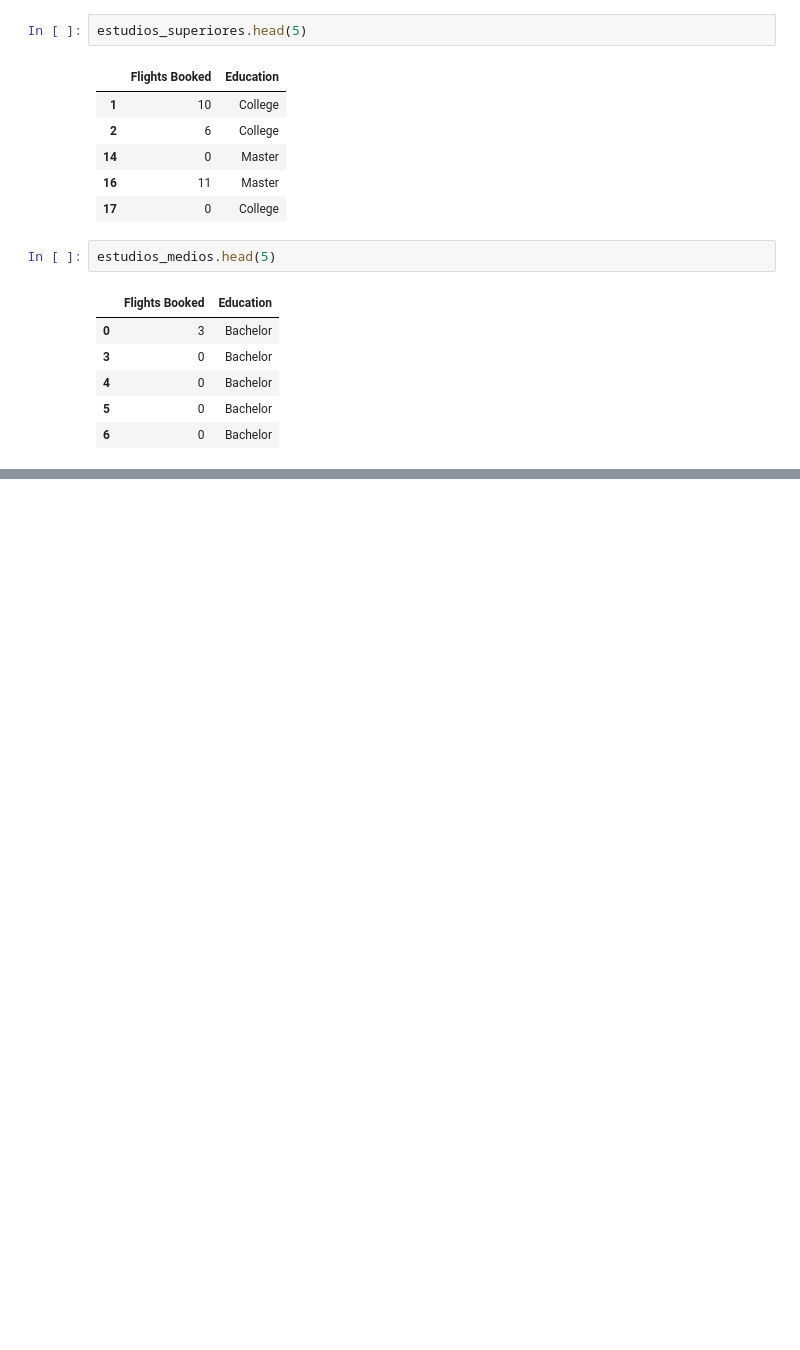
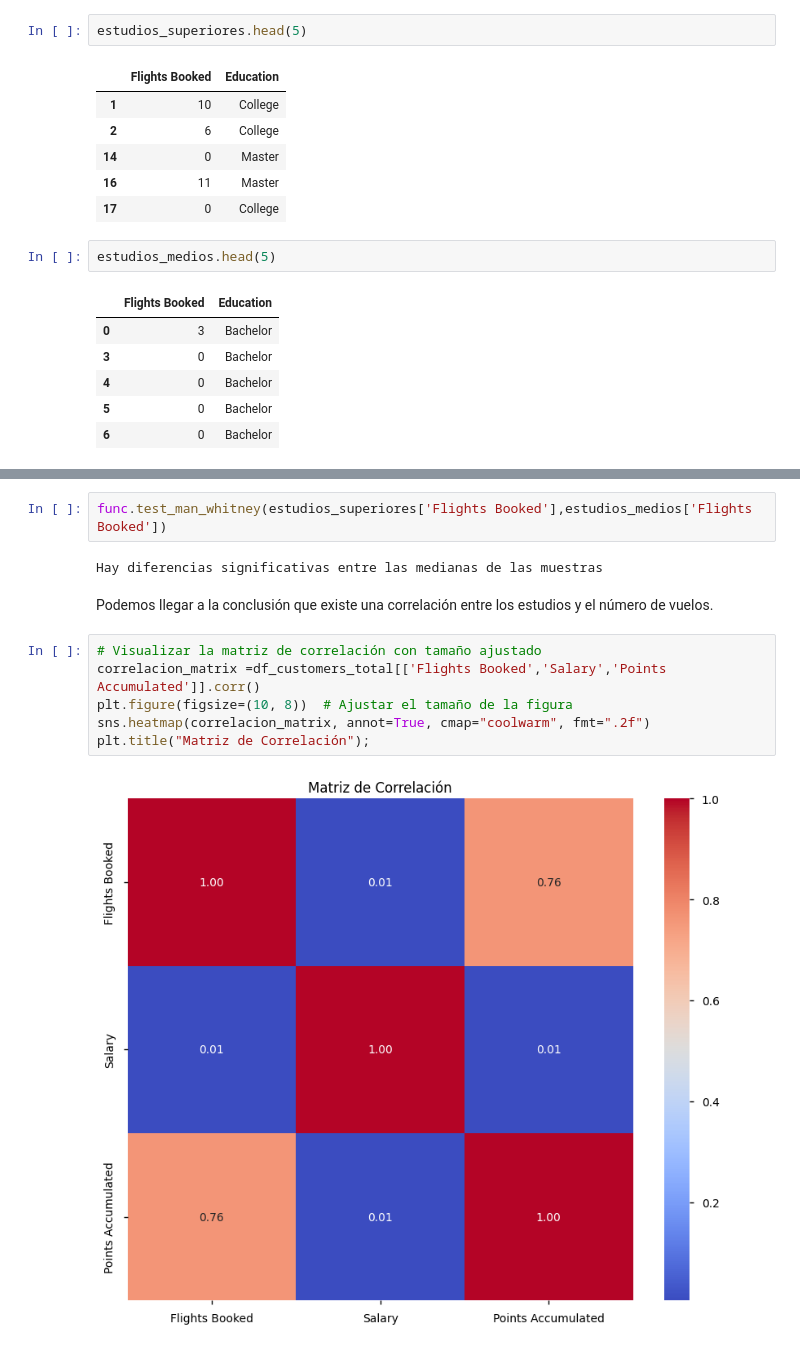
Before and after one commit to spinelf/Promo-H-DA-modulo3-evaluacion-final-SilviaPinel, a Jupyter notebook: Ejercicio_final_modulo3_SilviaPinel.ipynb, the cells around one changed output, grey strips where cells are left out. Cells and saved outputs as stored; diff of their text form; blank space fills up the shorter version.

```diff
--- a/Ejercicio_final_modulo3_SilviaPinel.ipynb
+++ b/Ejercicio_final_modulo3_SilviaPinel.ipynb
@@ -917,0 +930,14 @@ AttributeError: module 'funciones' has no attribute 'normalidad'
+# %%
+func.test_man_whitney(estudios_superiores['Flights Booked'],estudios_medios['Flights Booked'])
+# %% [output]
+Hay diferencias significativas entre las medianas de las muestras
+# %% [markdown]
+Podemos llegar a la conclusión que existe una correlación entre los estudios y el número de vuelos.
+# %%
+# Visualizar la matriz de correlación con tamaño ajustado
+correlacion_matrix =df_customers_total[['Flights Booked','Salary','Points Accumulated']].corr()
+plt.figure(figsize=(10, 8))  # Ajustar el tamaño de la figura
+sns.heatmap(correlacion_matrix, annot=True, cmap="coolwarm", fmt=".2f")
+plt.title("Matriz de Correlación");
+# %% [output]
+[figure, added]
```
Also changed, not shown: parts of 7 cells of this notebook, 1 other file.
